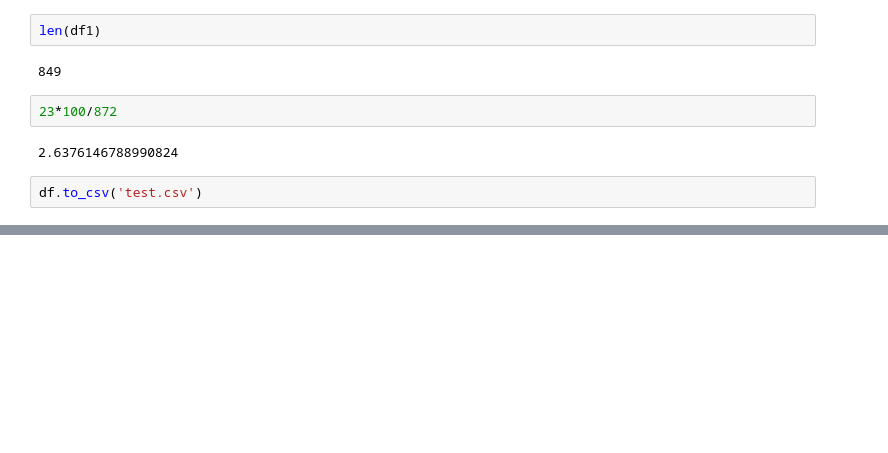
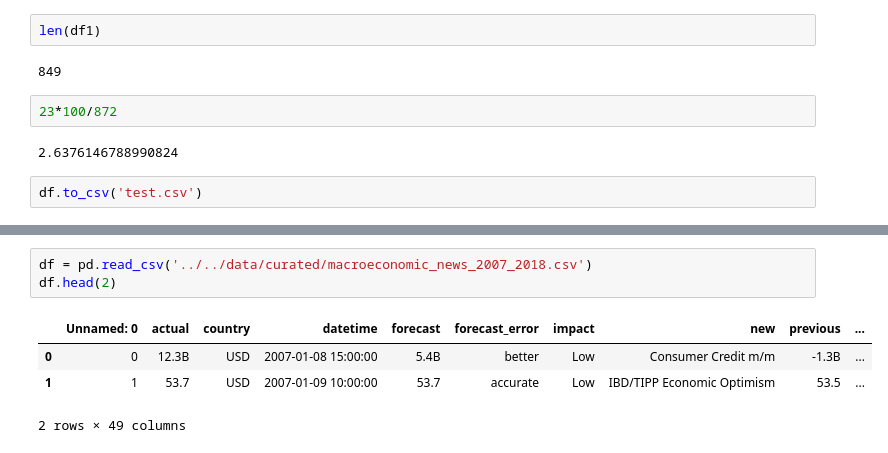
Before and after one commit to msanzsanz/PFM_EconomicNewsImpact, a Jupyter notebook: code/data_curation/data_familiarity.ipynb, the cells around one changed output, grey strips where cells are left out. Cells and saved outputs as stored; diff of their text form; blank space fills up the shorter version.

```diff
--- a/code/data_curation/data_familiarity.ipynb
+++ b/code/data_curation/data_familiarity.ipynb
@@ -583,0 +603,8 @@ df.head(2)
+# %%
+df = pd.read_csv('../../data/curated/macroeconomic_news_2007_2018.csv')
+df.head(2)
+# %% [output]
+|  | Unnamed: 0 | actual | country | datetime | forecast | forecast_error | impact | new | previous | ... |
+| 0 | 0 | 12.3B | USD | 2007-01-08 15:00:00 | 5.4B | better | Low | Consumer Credit m/m | -1.3B | ... |
+| 1 | 1 | 53.7 | USD | 2007-01-09 10:00:00 | 53.7 | accurate | Low | IBD/TIPP Economic Optimism | 53.5 | ... |
+2 rows × 49 columns
```
Also changed, not shown: parts of 3 cells of this notebook, 17 other files.
